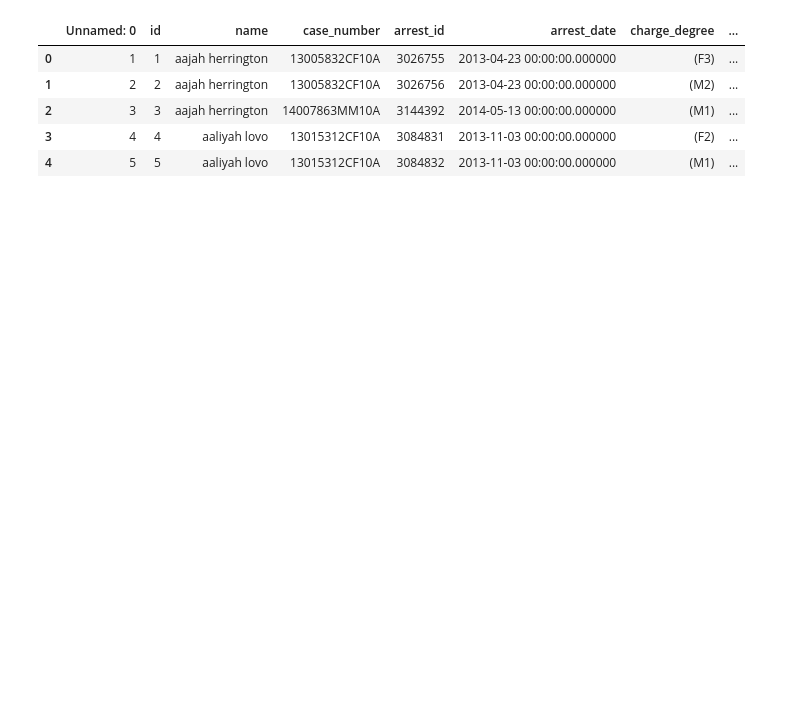
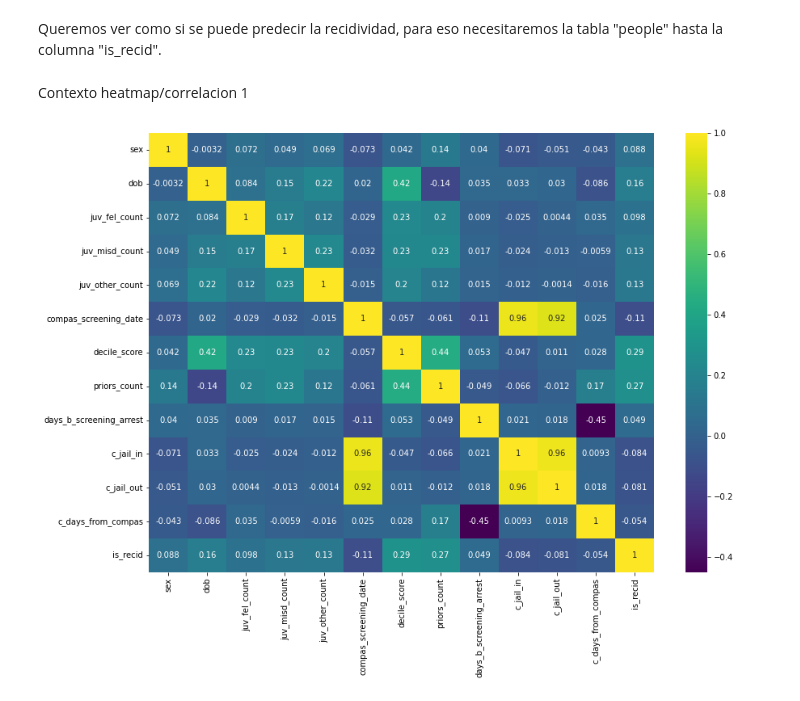
Before and after one commit to PJaramilloV/bias-no-basado, a Jupyter notebook: docs/hito-2.ipynb, the cells around one changed output. Saved outputs shown, nothing was run; the diff lists cells and outputs as text; code cells hidden in the pictures; blank space fills up the shorter version.

```diff
--- a/docs/hito-2.ipynb
+++ b/docs/hito-2.ipynb
@@ -41,18 +83,24 @@ Primero cargamos los datos desde la base de datos de [COMPAS](https://github.com
 # %%
 # Los datos cargados con R, los pasamos a csv, para luego leerlos con pandas
-import pandas as pd
-
-casearrest = pd.read_csv("../data/casearrest.csv")
-charge = pd.read_csv("../data/charge.csv")
-compas = pd.read_csv("../data/compas.csv")
-jailhistory = pd.read_csv("../data/jailhistory.csv")
-people = pd.read_csv("../data/people.csv")
-prisonhistory = pd.read_csv("../data/prisonhistory.csv")
-summary = pd.read_csv("../data/summary.csv")
+casearrest = pd.read_csv('../data/cleaned/casearrest_cl.csv')
+compas_failure=pd.read_csv('../data/cleaned/compas_failure_cl.csv')
+jailhistory=pd.read_csv('../data/cleaned/jailhistory_cl.csv')
+people_charge=pd.read_csv('../data/original/people_charge.csv')
+people=pd.read_csv('../data/cleaned/people_cl.csv')
+prisonhistory=pd.read_csv('../data/cleaned/prisonhistory_cl.csv')
+compas_recid=pd.read_csv('../data/cleaned/compas_recid_cl.csv')
+compas_violence=pd.read_csv('../data/cleaned/compas_violence_cl.csv')
-# %% [output]
-|  | Unnamed: 0 | id | name | case_number | arrest_id | arrest_date | charge_degree | ... |
-| 0 | 1 | 1 | aajah herrington | 13005832CF10A | 3026755 | 2013-04-23 00:00:00.000000 | (F3) | ... |
-| 1 | 2 | 2 | aajah herrington | 13005832CF10A | 3026756 | 2013-04-23 00:00:00.000000 | (M2) | ... |
-| 2 | 3 | 3 | aajah herrington | 14007863MM10A | 3144392 | 2014-05-13 00:00:00.000000 | (M1) | ... |
-| 3 | 4 | 4 | aaliyah lovo | 13015312CF10A | 3084831 | 2013-11-03 00:00:00.000000 | (F2) | ... |
-| 4 | 5 | 5 | aaliyah lovo | 13015312CF10A | 3084832 | 2013-11-03 00:00:00.000000 | (M1) | ... |
+# %% [markdown]
+Queremos ver como si se puede predecir la recidividad, para eso necesitaremos la tabla "people" hasta la columna "is_recid".
+# %%
+# !!!
+dataset = people[people.columns[1:-9]].drop(columns=["age", "race", "c_charge_degree","c_offense_date"])
+dataset['sex'] = np.where(dataset['sex']=='Male',1,0)
+# %% [markdown]
+Contexto heatmap/correlacion 1
+# %%
+norm_dataset = (dataset -dataset.min())/(dataset.max() -dataset.min())
+plt.figure(figsize=(14, 10))
+sns.heatmap(norm_dataset.corr(method='spearman'), cmap='viridis', annot=True);
+# %% [output]
+[figure, added]
```
Also changed, not shown: parts of 15 cells of this notebook, 4 other files.
